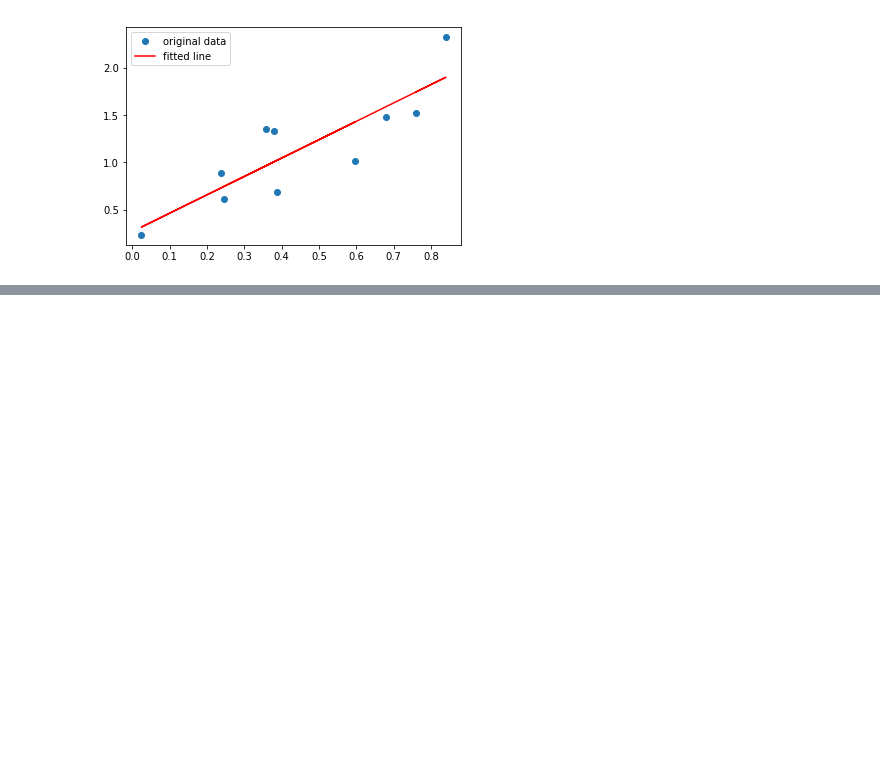
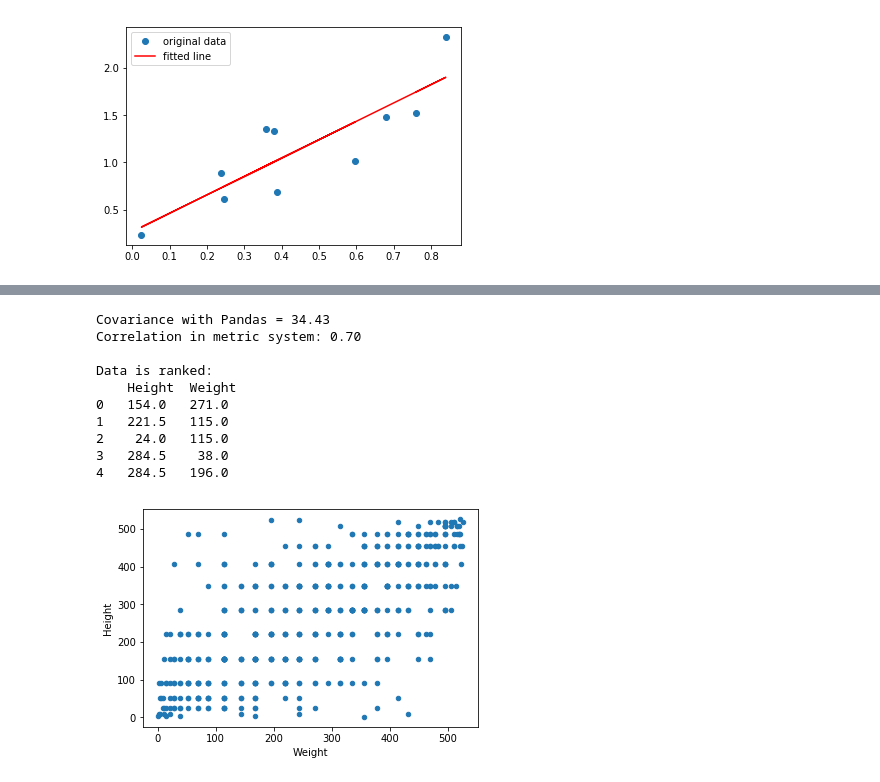
Before and after one commit to jamwine/Statistics, a Jupyter notebook: Statistics.ipynb, the cells around one changed output, grey strips where cells are left out. Drawn from its saved outputs; the diff is of its cells as text; code cells hidden in the pictures; blank space fills up the shorter version.

Commit message:
Covariance Correlation Reliability

```diff
--- a/Statistics.ipynb
+++ b/Statistics.ipynb
@@ -904,0 +1039,7 @@ r-squared: 0.7355    p_value: 0.00151
+# %%
+import pandas as pd
+
+# importing data
+url="http://users.stat.ufl.edu/~winner/data/epl_2015_ht_wt.csv"
+df=pd.read_csv(url,encoding='latin-1')
+df.head()
@@ -904,0 +1053,21 @@ r-squared: 0.7355    p_value: 0.00151
+# %%
+covariance = df['Height'].cov(df['Weight'])
+print('Covariance with Pandas = %0.2f' % covariance)
+
+correlation = df['Height'].corr(df['Weight'])
+print('Correlation in metric system: %0.2f' % correlation)
+
+print("\nData is ranked:\n",df[["Height", "Weight"]].rank().head())
+df[["Height", "Weight"]].rank().plot.scatter(x ="Weight", y="Height"); # positive correlation between two points
+# %% [output]
+Covariance with Pandas = 34.43
+Correlation in metric system: 0.70
+
+Data is ranked:
+    Height  Weight
+0   154.0   271.0
+1   221.5   115.0
+2    24.0   115.0
+3   284.5    38.0
+4   284.5   196.0
+[figure, added]
```
Also changed, not shown: parts of 5 cells of this notebook, 5 other files.
